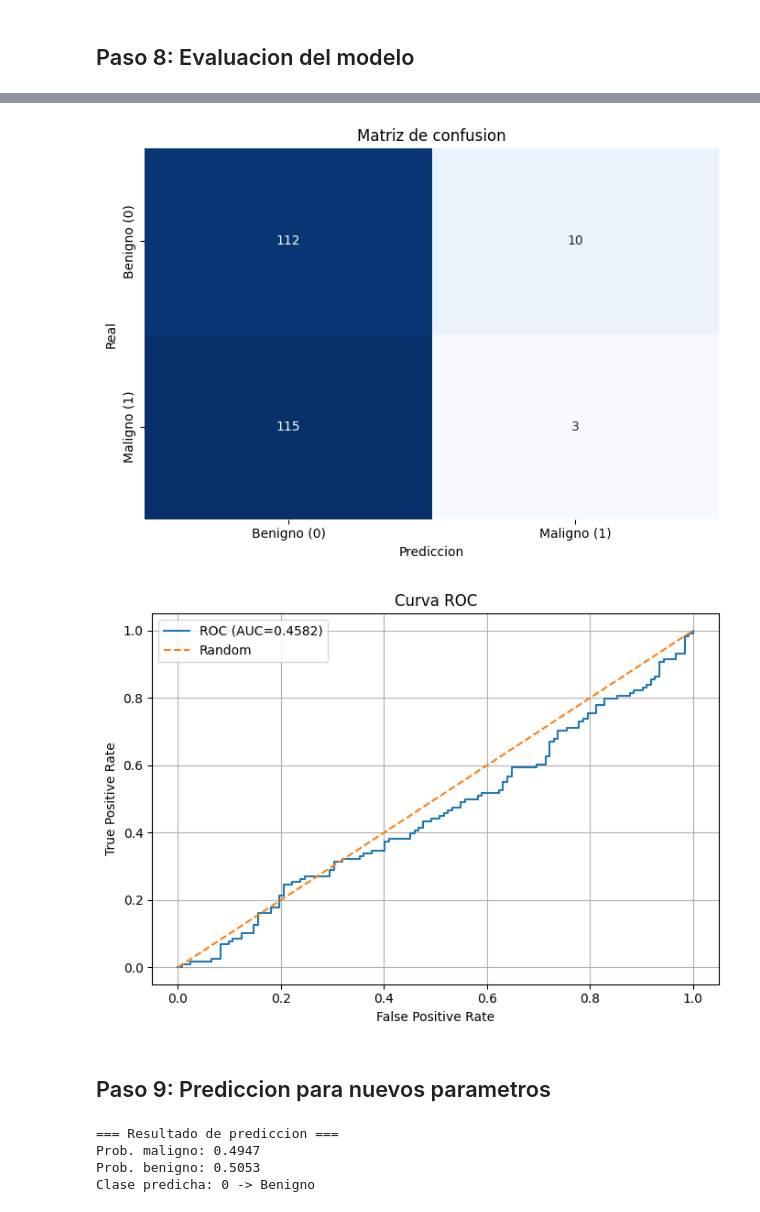
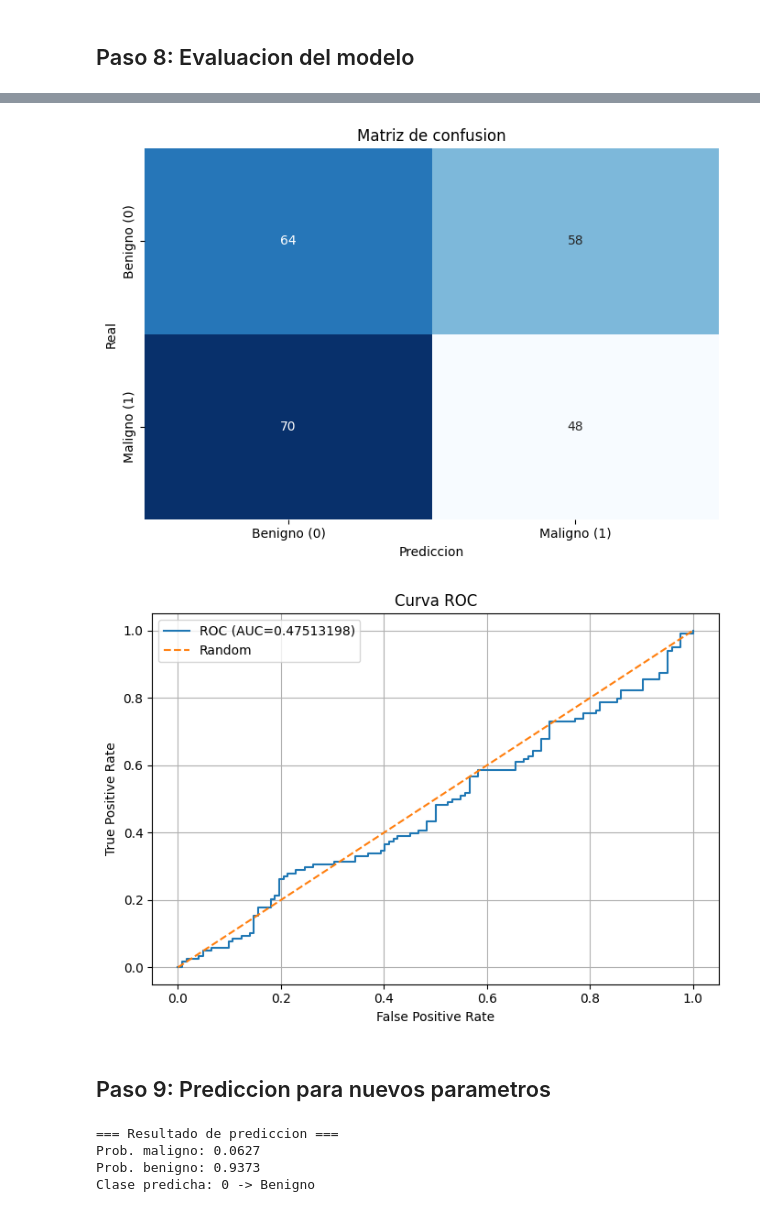
Before and after one commit to 202300080/Rulo, a Jupyter notebook: modelo_datasetLocal.ipynb, the cells around one changed output, grey strips where cells are left out. Cells and saved outputs as stored; diff of their text form; code cells hidden in the pictures.

Commit message:
Modelos actualizados
- 10 pasos iguales para el entrenamiento
- Mismo modelo
- Diferente dataset
- Rendimiento distinto de acuerdo a la calidad del dataset

```diff
--- a/modelo_datasetLocal.ipynb
+++ b/modelo_datasetLocal.ipynb
@@ -377,30 +380,30 @@ weighted avg       0.36      0.48      0.35       240
 # %%
 cm = confusion_matrix(y_test, y_pred)
 
 plt.figure(figsize=(7, 5))
 sns.heatmap(cm, annot=True, fmt='d', cmap='Blues', cbar=False)
 plt.title('Matriz de confusion')
 plt.xlabel('Prediccion')
 plt.ylabel('Real')
 plt.xticks([0.5, 1.5], ['Benigno (0)', 'Maligno (1)'])
 plt.yticks([0.5, 1.5], ['Benigno (0)', 'Maligno (1)'])
 plt.tight_layout()
 plt.show()
 
 fpr, tpr, _ = roc_curve(y_test, y_pred_prob)
 plt.figure(figsize=(7, 5))
-plt.plot(fpr, tpr, label=f'ROC (AUC={roc_auc:.4f})')
+plt.plot(fpr, tpr, label=f'ROC (AUC={roc_auc:.8f})')
 plt.plot([0, 1], [0, 1], linestyle='--', label='Random')
 plt.xlabel('False Positive Rate')
 plt.ylabel('True Positive Rate')
 plt.title('Curva ROC')
 plt.legend()
 plt.grid(True)
 plt.tight_layout()
 plt.show()
 # %% [output]
-[figure, old version]
+[figure, new version]
-[figure, old version]
+[figure, new version]
 # %% [markdown]
 ## Paso 9: Prediccion para nuevos parametros
 # %%
@@ -408,7 +411,7 @@ TARGET_MAP = {0: 'Benigno', 1: 'Maligno'}
 
 def predecir_tumor(parametros_entrada, modelo, normalizador, columnas_modelo, umbral=0.5):
     """
-    parametros_entrada: dict con las 21 features del CSV.
+    parametros_entrada: dict con las features del dataset.
     modelo: modelo de red neuronal entrenado
     normalizador: MinMaxScaler usado en el Paso 4 para normalizar datos
     columnas_modelo: lista de nombres de features
@@ -416,7 +419,7 @@ def predecir_tumor(parametros_entrada, modelo, normalizador, columnas_modelo, um
     """
     faltantes = [c for c in columnas_modelo if c not in parametros_entrada]
     if faltantes:
-        raise ValueError(f"Faltan parametros: {faltantes}")
+        raise ValueError(f'Faltan parametros: {faltantes}')
 
     x_df = pd.DataFrame([parametros_entrada], columns=columnas_modelo)
     x_normalized = normalizador.transform(x_df)
@@ -432,30 +435,8 @@ def predecir_tumor(parametros_entrada, modelo, normalizador, columnas_modelo, um
         'pred_etiqueta': TARGET_MAP[pred],
     }
 
-# Ejemplo de uso
-PARAMETROS_USUARIO = {
-    'radius_mean': 14.12,
-    'texture_mean': 19.33,
-    'perimeter_mean': 91.20,
-    'area_mean': 640.10,
-    'smoothness_mean': 0.097,
-    'compactness_mean': 0.104,
-    'concavity_mean': 0.089,
-    'concave_points_mean': 0.048,
-    'symmetry_mean': 0.181,
-    'fractal_dimension_mean': 0.062,
-    'radius_se': 0.402,
-    'texture_se': 1.201,
-    'perimeter_se': 2.711,
-    'area_se': 34.20,
-    'smoothness_se': 0.0061,
-    'radius_worst': 16.85,
-    'texture_worst': 24.90,
-    'perimeter_worst': 110.20,
-    'area_worst': 830.00,
-    'concavity_worst': 0.208,
-    'concave_points_worst': 0.102,
-}
+# Ejemplo de uso con los promedios del dataset
+PARAMETROS_USUARIO = X.mean().to_dict()
 
 resultado = predecir_tumor(
     PARAMETROS_USUARIO,
@@ -471,6 +452,6 @@ print(f"Prob. benigno: {resultado['prob_benigno']:.4f}")
 print(f"Clase predicha: {resultado['pred_clase']} -> {resultado['pred_etiqueta']}")
 # %% [output]
 === Resultado de prediccion ===
-Prob. maligno: 0.4947
-Prob. benigno: 0.5053
+Prob. maligno: 0.0627
+Prob. benigno: 0.9373
 Clase predicha: 0 -> Benigno
```
Also changed, not shown: parts of 11 cells of this notebook, 2 other files.
